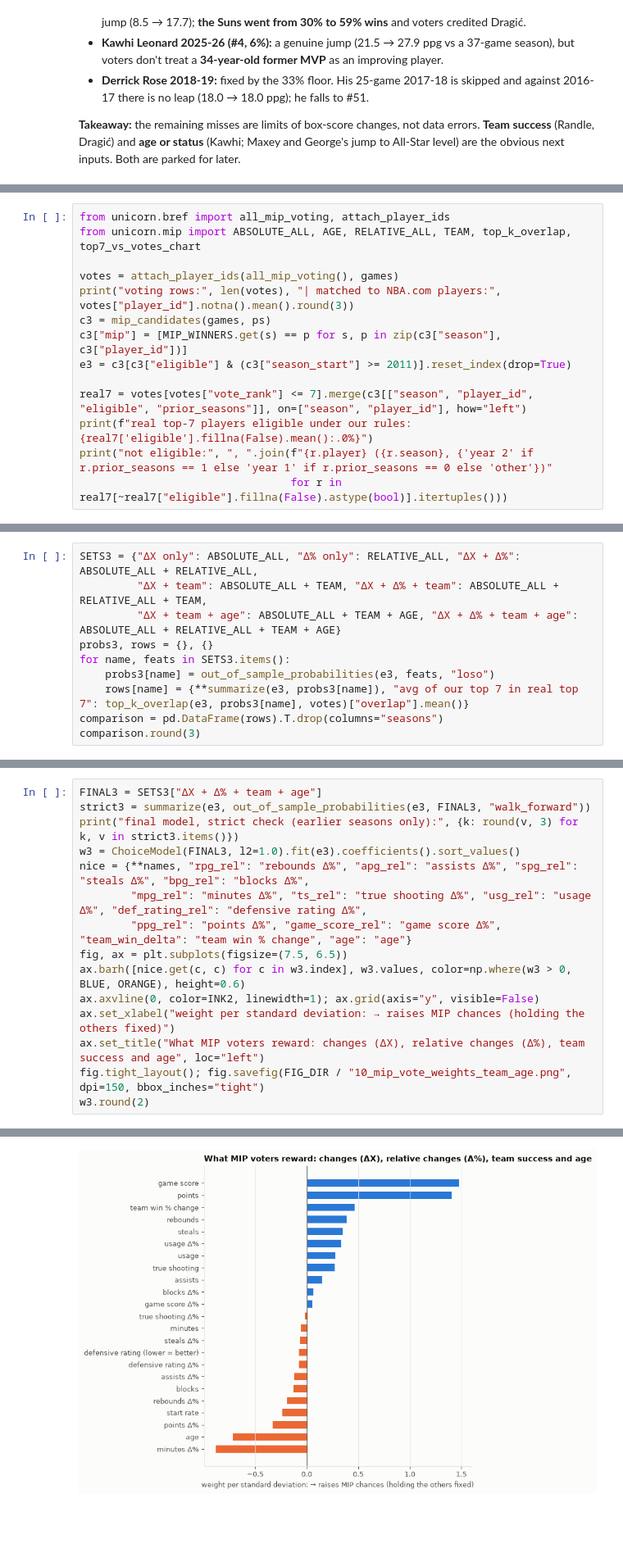
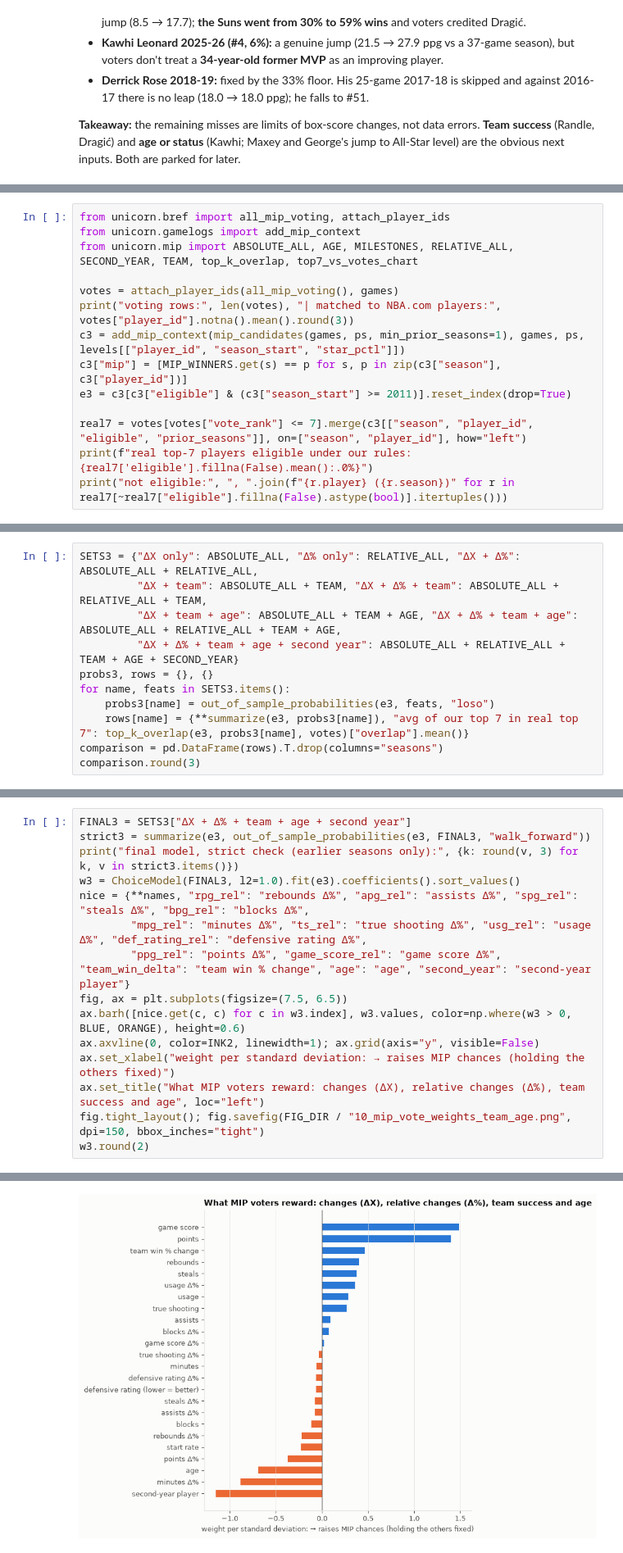
Before and after one commit to dan-j-e/unicorn-hunting, a Jupyter notebook: notebooks/10_mip_leaps.ipynb, the cells around one changed output, grey strips where cells are left out. Shown at 82% size. Cells and saved outputs as stored; diff of their text form; blank space fills up the shorter version.

```diff
--- a/notebooks/10_mip_leaps.ipynb
+++ b/notebooks/10_mip_leaps.ipynb
@@ -730,17 +731,17 @@ New inputs:
 **Evaluation against the real voting:** each season's actual top 7 by voting points, from Basketball-Reference ([e.g. 2025-26](https://www.basketball-reference.com/awards/awards_2026.html)). **Votes are used only to evaluate and display, never to train the model.** Pages are fetched politely and cached in `data/raw/bref/`.
 # %%
 from unicorn.bref import all_mip_voting, attach_player_ids
-from unicorn.mip import ABSOLUTE_ALL, AGE, RELATIVE_ALL, TEAM, top_k_overlap, top7_vs_votes_chart
+from unicorn.gamelogs import add_mip_context
+from unicorn.mip import ABSOLUTE_ALL, AGE, MILESTONES, RELATIVE_ALL, SECOND_YEAR, TEAM, top_k_overlap, top7_vs_votes_chart
 
 votes = attach_player_ids(all_mip_voting(), games)
 print("voting rows:", len(votes), "| matched to NBA.com players:", votes["player_id"].notna().mean().round(3))
-c3 = mip_candidates(games, ps)
+c3 = add_mip_context(mip_candidates(games, ps, min_prior_seasons=1), games, ps, levels[["player_id", "season_start", "star_pctl"]])
 c3["mip"] = [MIP_WINNERS.get(s) == p for s, p in zip(c3["season"], c3["player_id"])]
 e3 = c3[c3["eligible"] & (c3["season_start"] >= 2011)].reset_index(drop=True)
 
 real7 = votes[votes["vote_rank"] <= 7].merge(c3[["season", "player_id", "eligible", "prior_seasons"]], on=["season", "player_id"], how="left")
 print(f"real top-7 players eligible under our rules: {real7['eligible'].fillna(False).mean():.0%}")
-print("not eligible:", ", ".join(f"{r.player} ({r.season}, {'year 2' if r.prior_seasons == 1 else 'year 1' if r.prior_seasons == 0 else 'other'})"
-                                 for r in real7[~real7["eligible"].fillna(False).astype(bool)].itertuples()))
+print("not eligible:", ", ".join(f"{r.player} ({r.season})" for r in real7[~real7["eligible"].fillna(False).astype(bool)].itertuples()))
 # %% [output]
 voting rows: 329 | matched to NBA.com players: 1.0
@@ -749,7 +750,8 @@ not eligible: Nikola Peković (2011-12, year 2), Greg Monroe (2011-12, year 2),
 # %%
 SETS3 = {"ΔX only": ABSOLUTE_ALL, "Δ% only": RELATIVE_ALL, "ΔX + Δ%": ABSOLUTE_ALL + RELATIVE_ALL,
          "ΔX + team": ABSOLUTE_ALL + TEAM, "ΔX + Δ% + team": ABSOLUTE_ALL + RELATIVE_ALL + TEAM,
-         "ΔX + team + age": ABSOLUTE_ALL + TEAM + AGE, "ΔX + Δ% + team + age": ABSOLUTE_ALL + RELATIVE_ALL + TEAM + AGE}
+         "ΔX + team + age": ABSOLUTE_ALL + TEAM + AGE, "ΔX + Δ% + team + age": ABSOLUTE_ALL + RELATIVE_ALL + TEAM + AGE,
+         "ΔX + Δ% + team + age + second year": ABSOLUTE_ALL + RELATIVE_ALL + TEAM + AGE + SECOND_YEAR}
 probs3, rows = {}, {}
 for name, feats in SETS3.items():
     probs3[name] = out_of_sample_probabilities(e3, feats, "loso")
@@ -768,11 +771,11 @@ comparison.round(3)
 # %%
-FINAL3 = SETS3["ΔX + Δ% + team + age"]
+FINAL3 = SETS3["ΔX + Δ% + team + age + second year"]
 strict3 = summarize(e3, out_of_sample_probabilities(e3, FINAL3, "walk_forward"))
 print("final model, strict check (earlier seasons only):", {k: round(v, 3) for k, v in strict3.items()})
 w3 = ChoiceModel(FINAL3, l2=1.0).fit(e3).coefficients().sort_values()
 nice = {**names, "rpg_rel": "rebounds Δ%", "apg_rel": "assists Δ%", "spg_rel": "steals Δ%", "bpg_rel": "blocks Δ%",
         "mpg_rel": "minutes Δ%", "ts_rel": "true shooting Δ%", "usg_rel": "usage Δ%", "def_rating_rel": "defensive rating Δ%",
-        "ppg_rel": "points Δ%", "game_score_rel": "game score Δ%", "team_win_delta": "team win % change", "age": "age"}
+        "ppg_rel": "points Δ%", "game_score_rel": "game score Δ%", "team_win_delta": "team win % change", "age": "age", "second_year": "second-year player"}
 fig, ax = plt.subplots(figsize=(7.5, 6.5))
 ax.barh([nice.get(c, c) for c in w3.index], w3.values, color=np.where(w3 > 0, BLUE, ORANGE), height=0.6)
 ax.axvline(0, color=INK2, linewidth=1); ax.grid(axis="y", visible=False)
@@ -801,3 +804,3 @@ game_score_delta    1.48
 dtype: float64
-[figure, old version]
+[figure, new version]
 # %%
```
Also changed, not shown: parts of 12 cells of this notebook, 6 other files.
